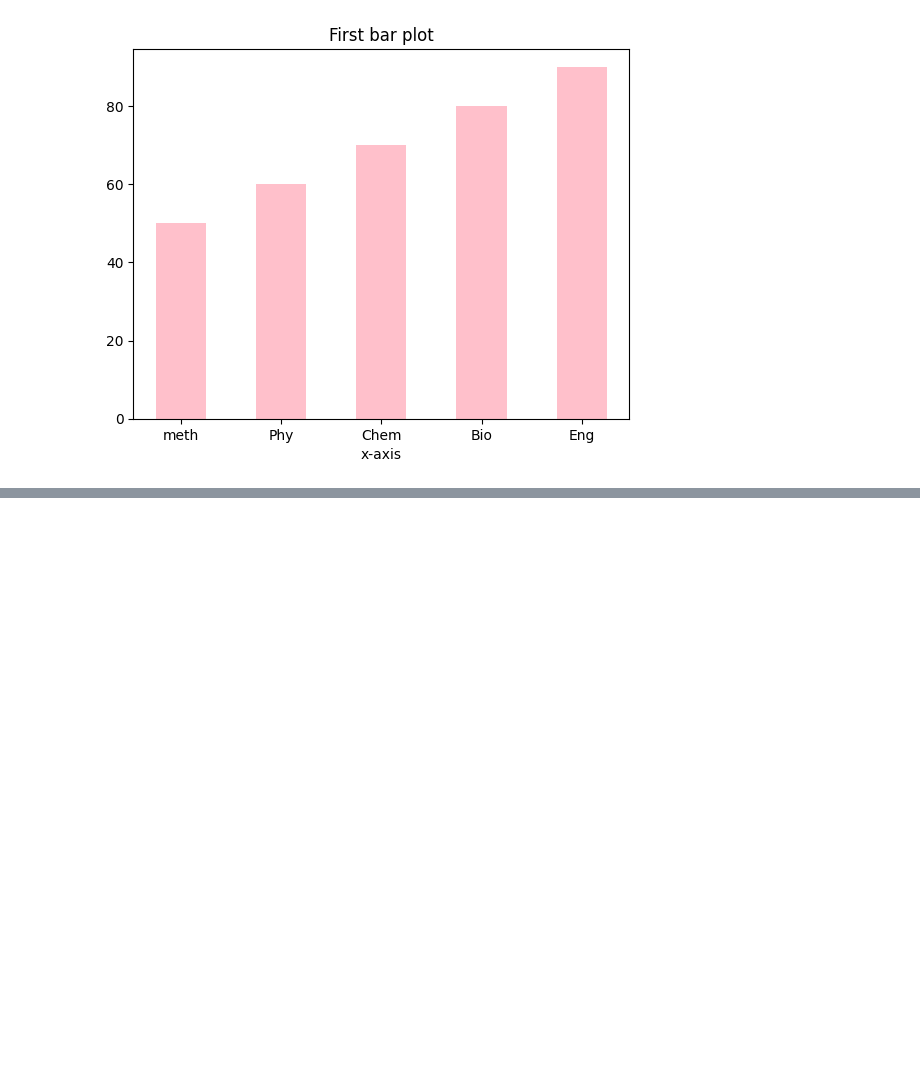
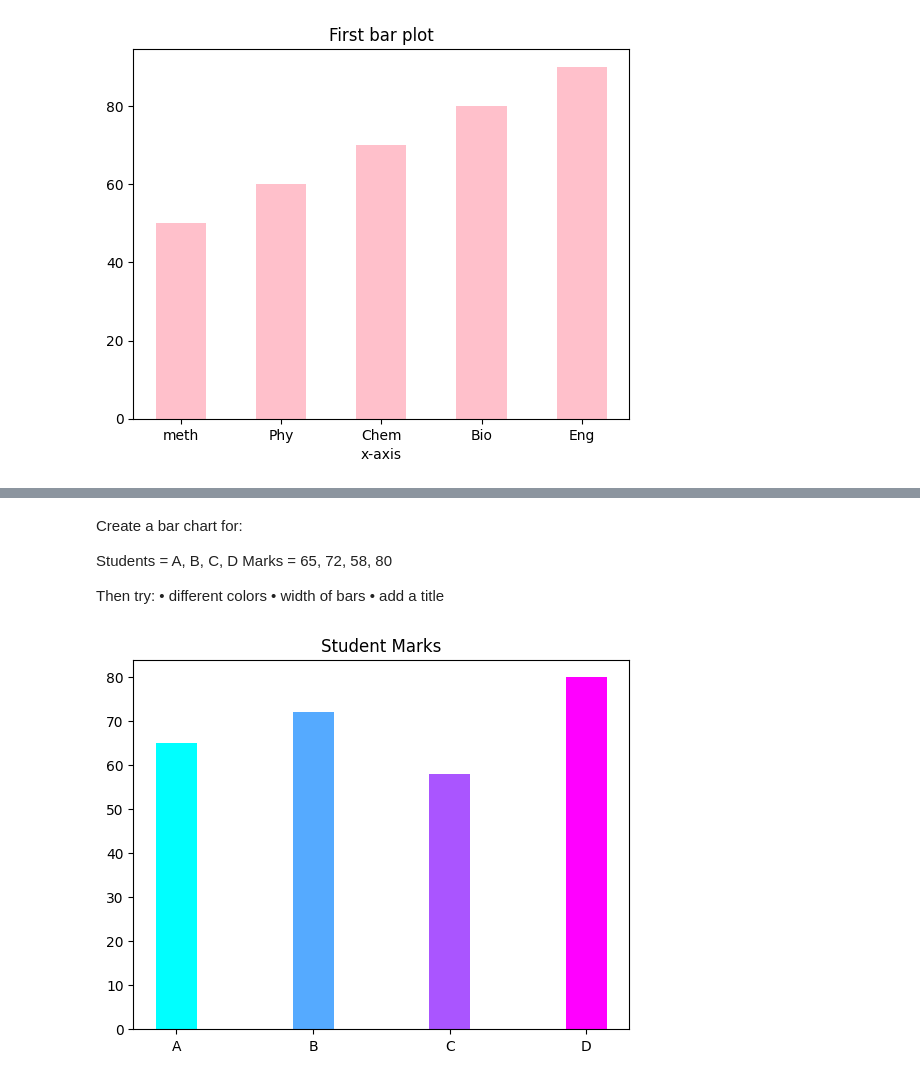
Before and after one commit to Showmemypath/Visualizations-Matplotlib-and-Seaborn, a Jupyter notebook: exercises/exercise1.ipynb, the cells around one changed output, grey strips where cells are left out. Saved outputs shown, nothing was run; the diff lists cells and outputs as text; code cells hidden in the pictures; blank space fills up the shorter version.

```diff
--- a/exercises/exercise1.ipynb
+++ b/exercises/exercise1.ipynb
@@ -83,0 +85,10 @@ plt.show()
+# %% [markdown]
+Create a bar chart for:
+
+Students = A, B, C, D
+Marks = 65, 72, 58, 80
+
+Then try:
+• different colors
+• width of bars
+• add a title
@@ -83,0 +97,11 @@ plt.show()
+# %%
+cmap = cm.get_cmap('cool',4)
+Students = ['A','B','C','D']
+Marks = [65,72,58,80]
+
+plt.bar(Students,Marks,width=0.3,color=[cmap(i) for i in range(4)])
+plt.title('Student Marks')
+
+plt.show()
+# %% [output]
+[figure, added]
```
Also changed, not shown: parts of 6 cells of this notebook.
